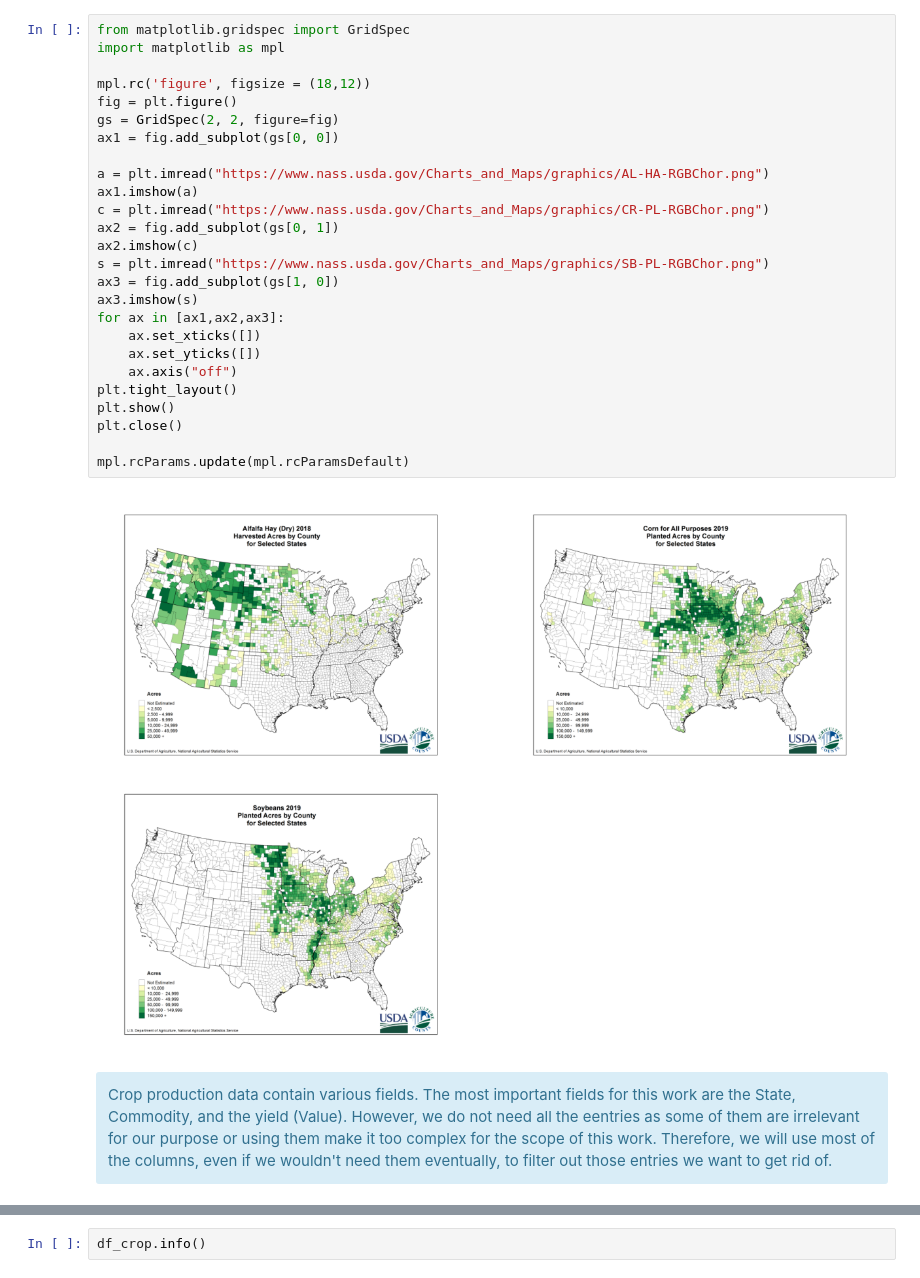
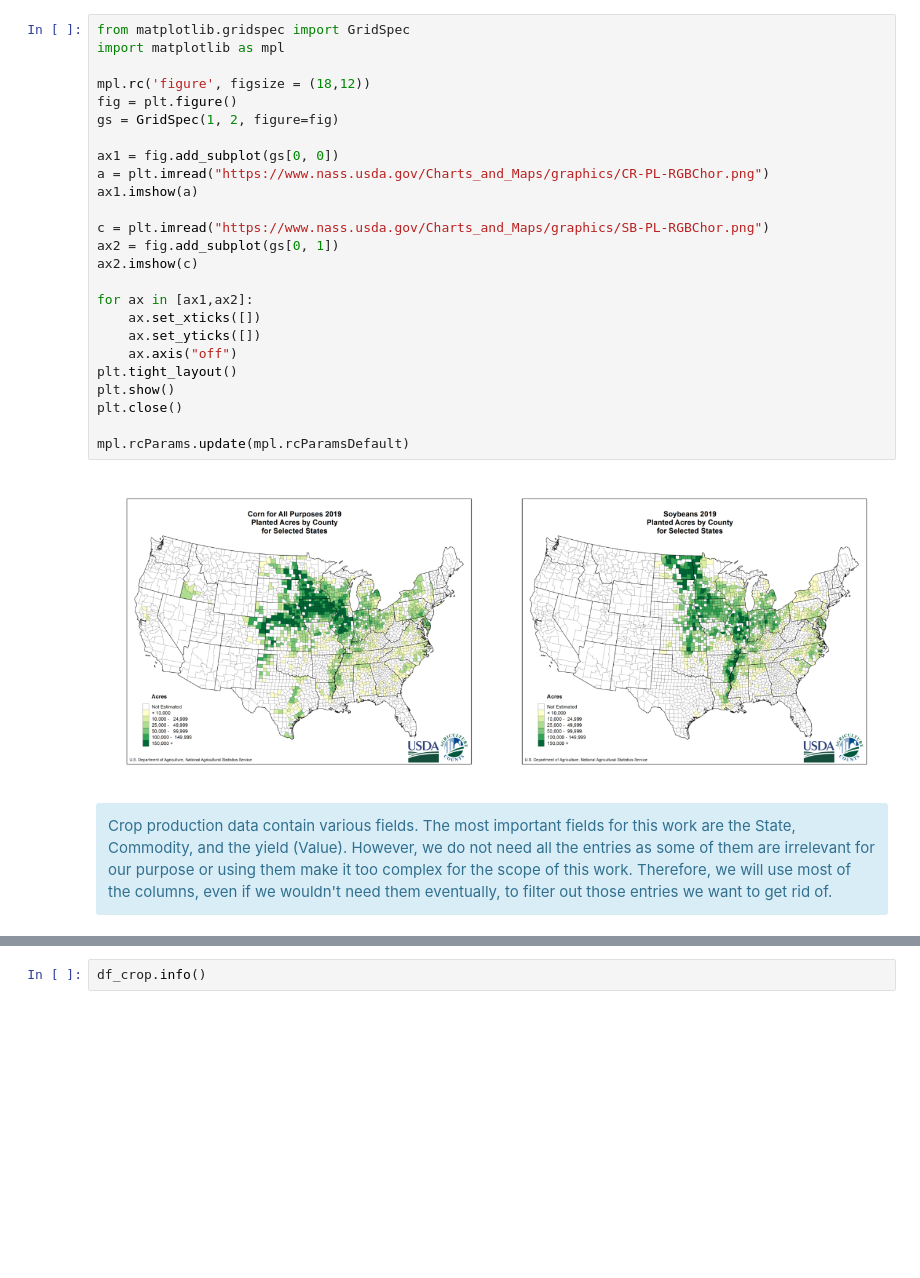
Before and after one commit to ennis-kurt/SpringBoard, a Jupyter notebook: Capstone2/Capstone Regression.ipynb, the cells around one changed output, grey strips where cells are left out. Saved outputs shown, nothing was run; the diff lists cells and outputs as text; blank space fills up the shorter version.

```diff
--- a/Capstone2/Capstone Regression.ipynb
+++ b/Capstone2/Capstone Regression.ipynb
@@ -46,33 +53,32 @@ Source: https://www.nass.usda.gov/Charts_and_Maps/Crops_County/al-ha.php
 # %%
 from matplotlib.gridspec import GridSpec
 import matplotlib as mpl
 
 mpl.rc('figure', figsize = (18,12))
 fig = plt.figure()
-gs = GridSpec(2, 2, figure=fig)
+gs = GridSpec(1, 2, figure=fig)
+
 ax1 = fig.add_subplot(gs[0, 0])
+a = plt.imread("https://www.nass.usda.gov/Charts_and_Maps/graphics/CR-PL-RGBChor.png")
+ax1.imshow(a)
 
-a = plt.imread("https://www.nass.usda.gov/Charts_and_Maps/graphics/AL-HA-RGBChor.png")
-ax1.imshow(a)
-c = plt.imread("https://www.nass.usda.gov/Charts_and_Maps/graphics/CR-PL-RGBChor.png")
+c = plt.imread("https://www.nass.usda.gov/Charts_and_Maps/graphics/SB-PL-RGBChor.png")
 ax2 = fig.add_subplot(gs[0, 1])
 ax2.imshow(c)
-s = plt.imread("https://www.nass.usda.gov/Charts_and_Maps/graphics/SB-PL-RGBChor.png")
-ax3 = fig.add_subplot(gs[1, 0])
-ax3.imshow(s)
-for ax in [ax1,ax2,ax3]:
+
+for ax in [ax1,ax2]:
     ax.set_xticks([])
     ax.set_yticks([])
     ax.axis("off")
 plt.tight_layout()
 plt.show()
 plt.close()
 
 mpl.rcParams.update(mpl.rcParamsDefault)
 # %% [output]
-[figure, old version]
+[figure, new version]
 # %% [markdown]
 <div class="span5 alert alert-info">
-Crop production data contain various fields. The most important fields for this work are the State, Commodity, and the yield (Value). However, we do not need all the eentries as some of them are irrelevant for our purpose or using them make it too complex for the scope of this work. Therefore, we will use most of the columns, even if we wouldn't need them eventually, to filter out those entries we want to get rid of.
+Crop production data contain various fields. The most important fields for this work are the State, Commodity, and the yield (Value). However, we do not need all the entries as some of them are irrelevant for our purpose or using them make it too complex for the scope of this work. Therefore, we will use most of the columns, even if we wouldn't need them eventually, to filter out those entries we want to get rid of.
 </div>
 # %%
```
Also changed, not shown: parts of 145 cells of this notebook, 10 other files.
